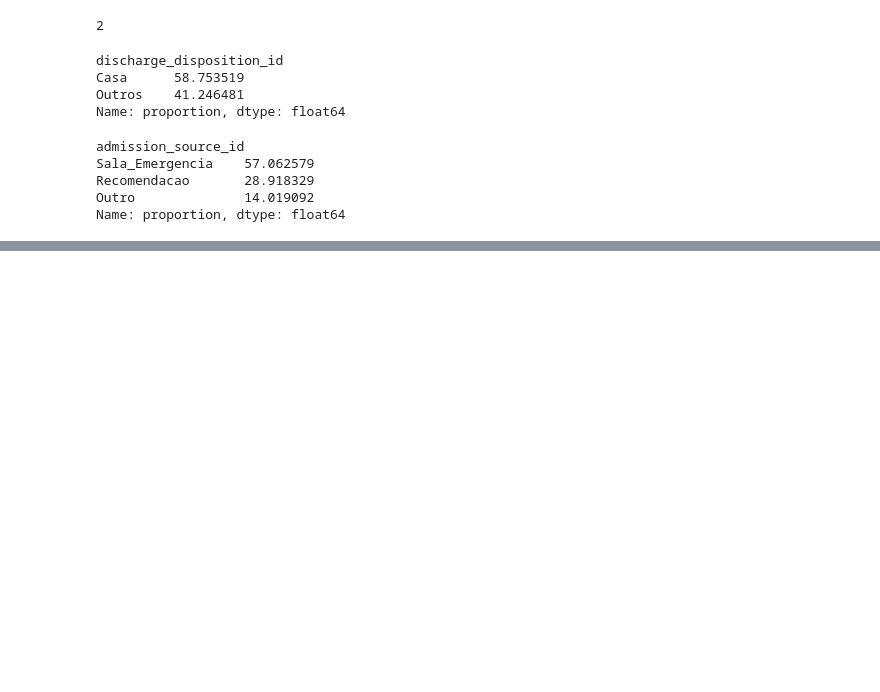
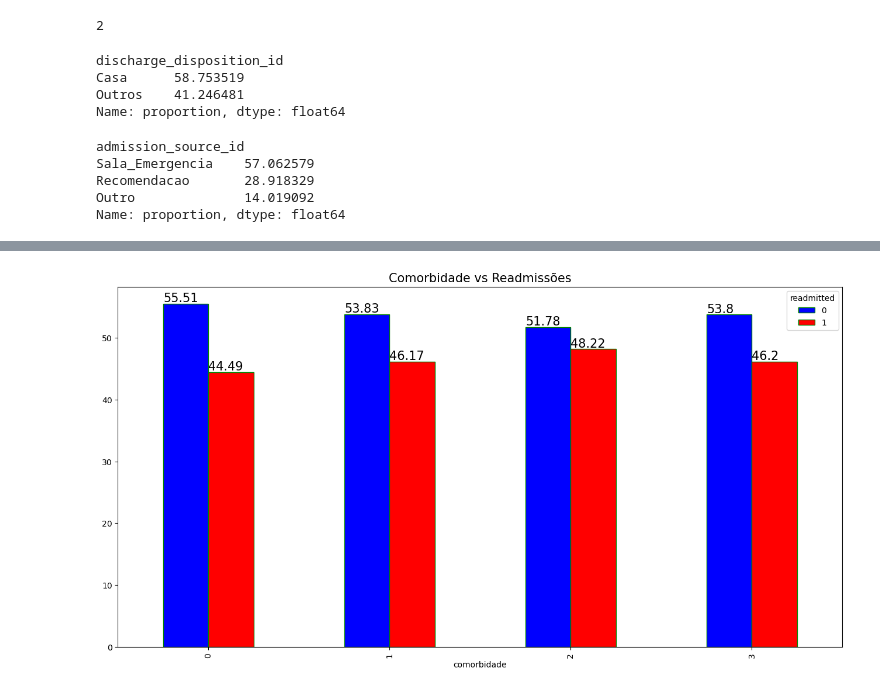
Before and after one commit to itgoncalves/projeto-7, a Jupyter notebook: Projeto 7-1.ipynb, the cells around one changed output, grey strips where cells are left out. Drawn from its saved outputs; the diff is of its cells as text; code cells hidden in the pictures; blank space fills up the shorter version.

```diff
--- a/Projeto 7-1.ipynb
+++ b/Projeto 7-1.ipynb
@@ -397,3 +397,5 @@ Sala_Emergencia    57.062579
 Recomendacao       28.918329
 Outro              14.019092
 Name: proportion, dtype: float64
+# %%
+diagnostico = df[['diag_1', 'diag_2', 'diag_3']]
@@ -399,0 +461,3 @@ Name: proportion, dtype: float64
+# %%
+%%time
+df['comorbidade'] = diagnostico.apply(calcula_comorbidade, axis = 1)
@@ -399,0 +477,6 @@ Name: proportion, dtype: float64
+# %%
+# Drop das variáveis individuais
+df.drop(['diag_1','diag_2','diag_3'], axis = 1, inplace = True)
+# %%
+# Calcula o percentual de comorbidade por tipo e por classe da variável alvo
+percent_com = pd.crosstab(df.comorbidade, df.readmitted , normalize = 'index') * 100
@@ -399,0 +492,24 @@ Name: proportion, dtype: float64
+# %%
+# Plot
+
+# Prepara a figura a partir dos dados
+fig = percent_com.plot(kind = 'bar',
+                       figsize = (16, 8),
+                       width = 0.5,
+                       edgecolor = 'g',
+                       color = ['b','r'])
+
+# Desenha cada grupo
+for i in fig .patches:
+    fig.text(i.get_x() + 0.00,
+             i.get_height() + 0.3,
+             str(round((i.get_height()), 2)),
+             fontsize = 15,
+             color = 'black',
+             rotation = 0)
+
+# Título e Print
+plt.title("Comorbidade vs Readmissões", fontsize = 15)
+plt.show()
+# %% [output]
+[figure, added]
```
Also changed, not shown: parts of 21 cells of this notebook.
